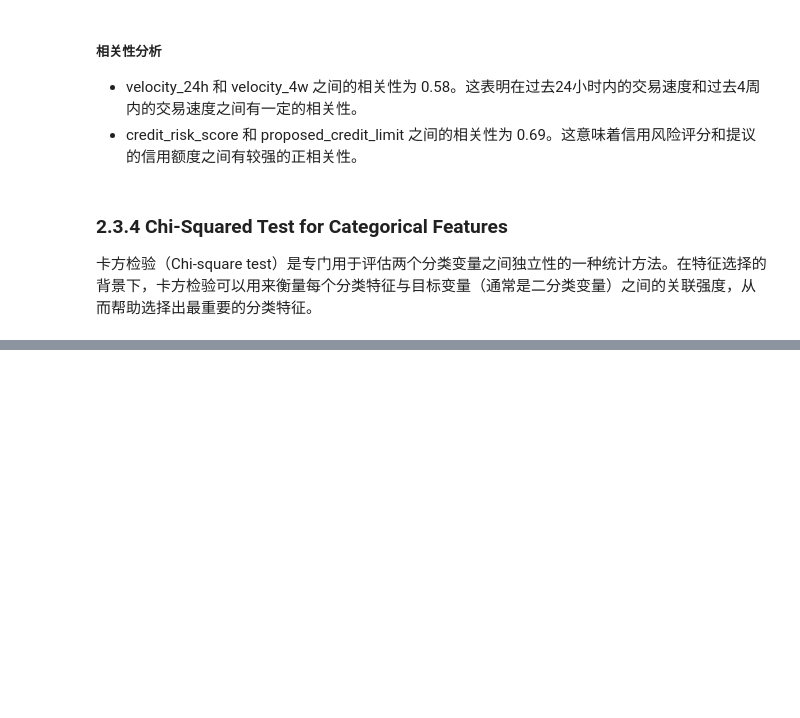
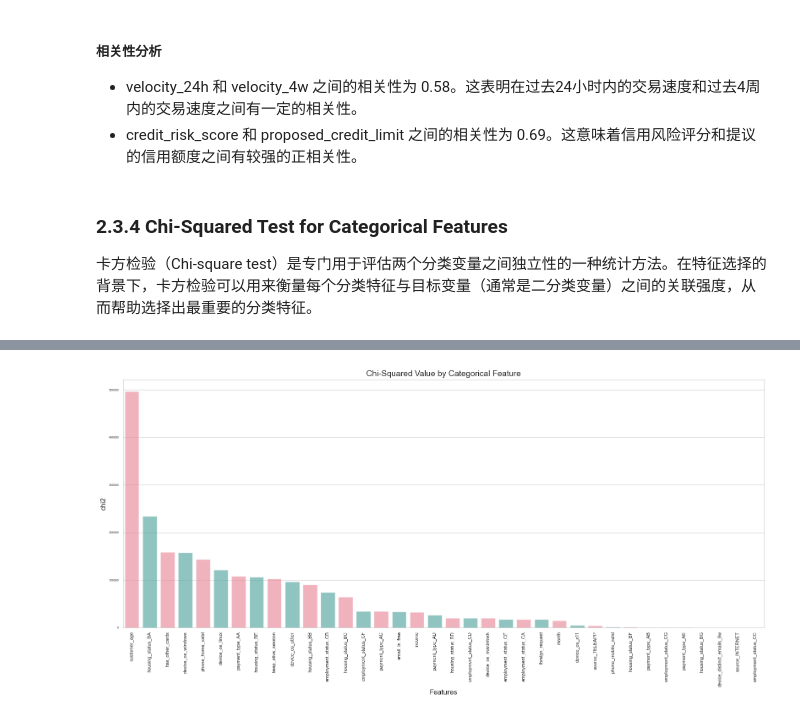
Before and after one commit to Slliki/BankFraudDetection, a Jupyter notebook: Base_EDA.ipynb, the cells around one changed output, grey strips where cells are left out. Cells and saved outputs as stored; diff of their text form; code cells hidden in the pictures; blank space fills up the shorter version.

```diff
--- a/Base_EDA.ipynb
+++ b/Base_EDA.ipynb
@@ -720,0 +728,11 @@ plt.show()
+# %%
+x_train_cat = x_train_resampled[categorical_features_name].copy()
+y_train_cat = y_train_resampled.copy()
+
+chi2_results = chi2(x_train_cat, y_train_cat)
+
+# 创建特征及其对应卡方值的 DataFrame
+chi2_scores_df = pd.DataFrame({'Feature': x_train_cat.columns, 'Score': chi2_results[0], 'P-value': chi2_results[1]})
+chi2_scores_df_sorted = chi2_scores_df.sort_values(by='Score', ascending=False)
+
+chi2_scores_df_sorted
@@ -720,0 +757,21 @@ plt.show()
+# %%
+# Set up plot
+plt.figure(figsize=(16, 8))
+
+# Create bar plot
+sns.barplot(data=chi2_scores_df_sorted.sort_values(by='Score', ascending=False), x="Feature", y="Score", palette=my_palette, alpha=.6)
+
+# Customize labels and legend
+plt.xlabel("Features", fontsize=12)
+plt.ylabel("chi2", fontsize=12)
+plt.xticks(rotation=90, fontsize=8)
+plt.yticks(fontsize=5)
+plt.title("Chi-Squared Value by Categorical Feature", fontsize=14)
+
+# Adjust the spacing between subplots
+plt.tight_layout()
+
+# Show the plot
+plt.show()
+# %% [output]
+[figure, added]
```
Also changed, not shown: parts of 8 cells of this notebook.
